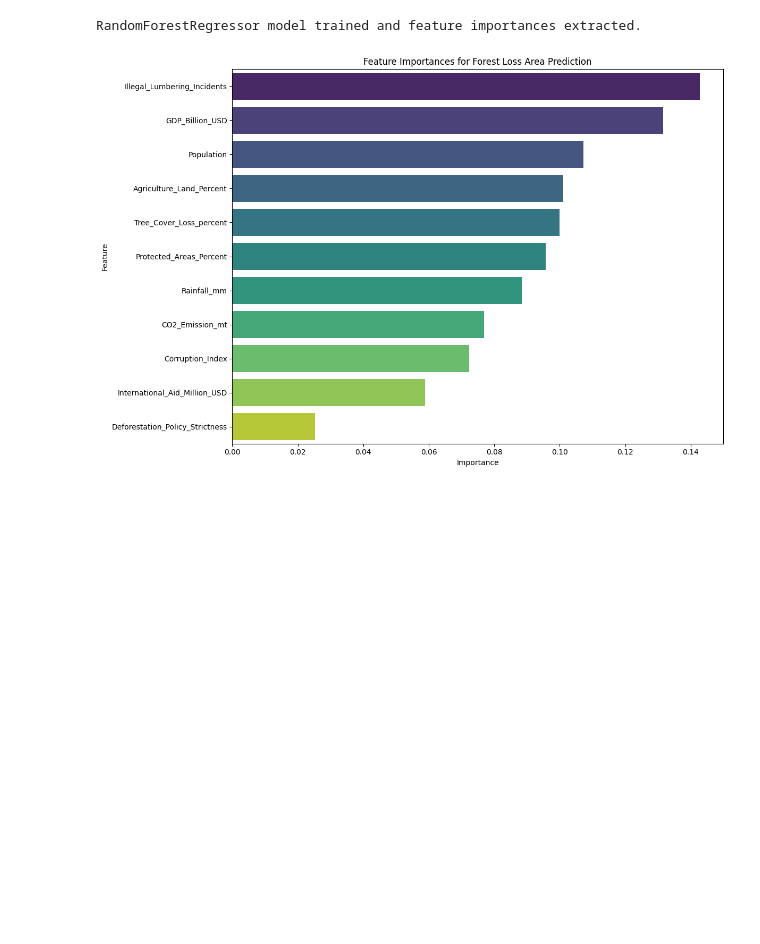
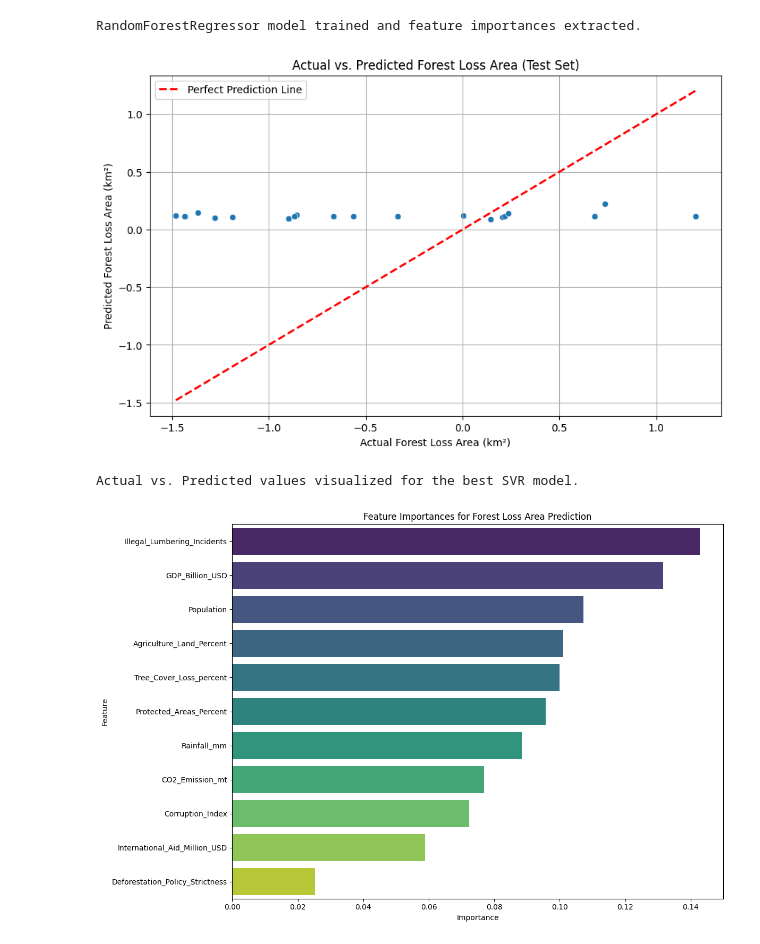
Before and after one commit to jangirsachin9619-cpu/ml9-Support-Vector-Machine-SVM-, a Jupyter notebook: 8.ipynb, the cells around one changed output. Drawn from its saved outputs; the diff is of its cells as text; code cells hidden in the pictures; blank space fills up the shorter version.

```diff
--- a/8.ipynb
+++ b/8.ipynb
@@ -134,3 +134,19 @@ X_train, X_test, y_train, y_test = train_test_split(X, y, test_size=0.2, random_
 print("Data successfully split into training and testing sets.")
 # %% [output]
 Data successfully split into training and testing sets.
+# %%
+best_params = random_search_svr.best_params_
+
+print(f"Best parameters for SVR: {best_params}")
+
+# Instantiate a new SVR model with the best parameters
+best_svr_model = SVR(
+    C=best_params['C'],
+    gamma=best_params['gamma'],
+    kernel=best_params['kernel']
+)
+
+# Train the new SVR model on the full training dataset
+best_svr_model.fit(X_train, y_train)
+
+print("Final SVR model trained successfully with best parameters.")
@@ -145,6 +209,24 @@ feature_importances = model.feature_importances_
 print("RandomForestRegressor model trained and feature importances extracted.")
 # %% [output]
 RandomForestRegressor model trained and feature importances extracted.
+# %%
+import matplotlib.pyplot as plt
+import seaborn as sns
+
+plt.figure(figsize=(10, 6))
+sns.scatterplot(x=y_test, y=y_test_pred_best_svr)
+plt.xlabel('Actual Forest Loss Area (km²)')
+plt.ylabel('Predicted Forest Loss Area (km²)')
+plt.title('Actual vs. Predicted Forest Loss Area (Test Set)')
+plt.plot([min(y_test), max(y_test)], [min(y_test), max(y_test)], color='red', linestyle='--', lw=2, label='Perfect Prediction Line')
+plt.legend()
+plt.grid(True)
+plt.show()
+
+print("Actual vs. Predicted values visualized for the best SVR model.")
+# %% [output]
+[figure, added]
+Actual vs. Predicted values visualized for the best SVR model.
 # %%
 feature_importances_df = pd.Series(feature_importances, index=X.columns)
 
```
Also changed, not shown: parts of 4 cells of this notebook.
